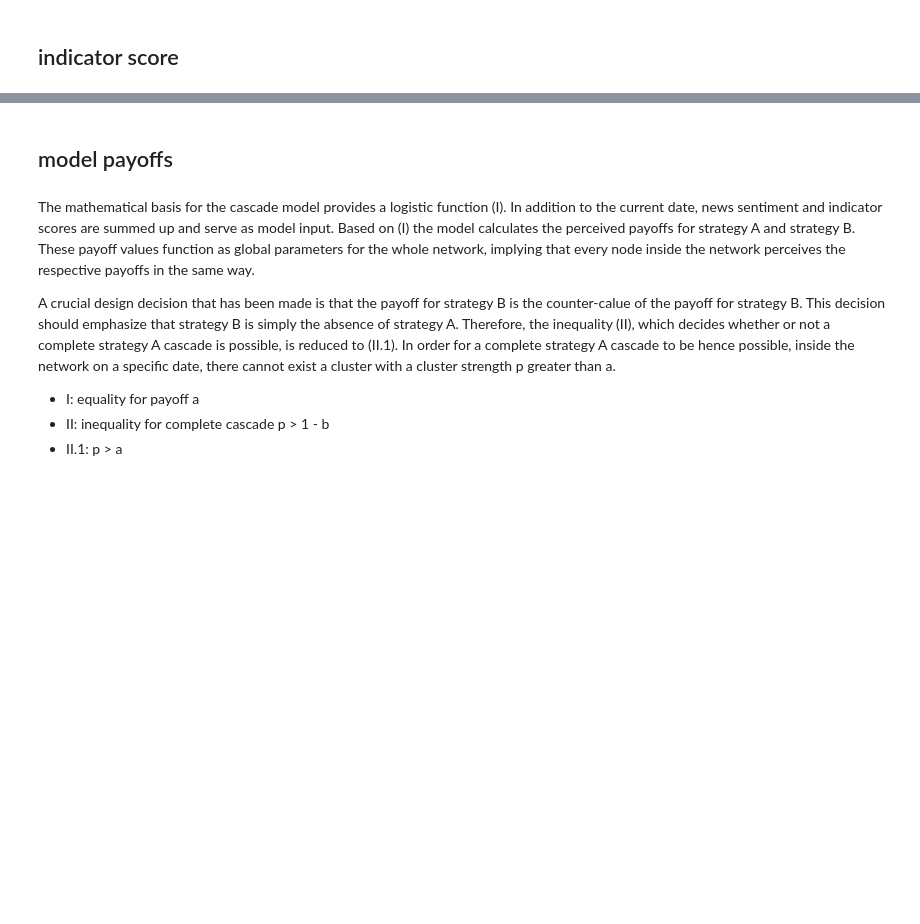
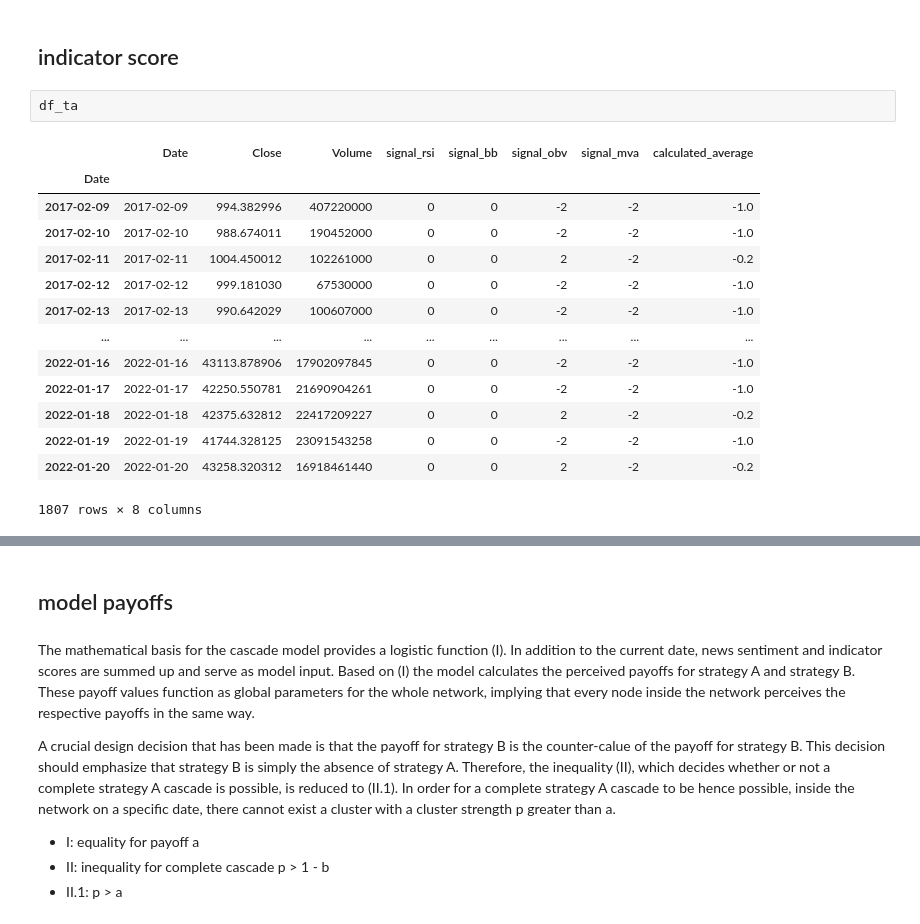
Before and after one commit to christianschwendner/coins_2122, a Jupyter notebook: Model/Model.ipynb, the cells around one changed output, grey strips where cells are left out. Saved outputs shown, nothing was run; the diff lists cells and outputs as text; blank space fills up the shorter version.

```diff
--- a/Model/Model.ipynb
+++ b/Model/Model.ipynb
@@ -294,2 +317,19 @@ In the model n = -1 means that there is the lowest possible amount of stimulatio
 # %% [markdown]
 ## indicator score
+# %%
+df_ta
+# %% [output]
+|  | Date | Close | Volume | signal_rsi | signal_bb | signal_obv | signal_mva | calculated_average |
+| Date |  |  |  |  |  |  |  |  |
+| 2017-02-09 | 2017-02-09 | 994.382996 | 407220000 | 0 | 0 | -2 | -2 | -1.0 |
+| 2017-02-10 | 2017-02-10 | 988.674011 | 190452000 | 0 | 0 | -2 | -2 | -1.0 |
+| 2017-02-11 | 2017-02-11 | 1004.450012 | 102261000 | 0 | 0 | 2 | -2 | -0.2 |
+| 2017-02-12 | 2017-02-12 | 999.181030 | 67530000 | 0 | 0 | -2 | -2 | -1.0 |
+| 2017-02-13 | 2017-02-13 | 990.642029 | 100607000 | 0 | 0 | -2 | -2 | -1.0 |
+| ... | ... | ... | ... | ... | ... | ... | ... | ... |
+| 2022-01-16 | 2022-01-16 | 43113.878906 | 17902097845 | 0 | 0 | -2 | -2 | -1.0 |
+| 2022-01-17 | 2022-01-17 | 42250.550781 | 21690904261 | 0 | 0 | -2 | -2 | -1.0 |
+| 2022-01-18 | 2022-01-18 | 42375.632812 | 22417209227 | 0 | 0 | 2 | -2 | -0.2 |
+| 2022-01-19 | 2022-01-19 | 41744.328125 | 23091543258 | 0 | 0 | -2 | -2 | -1.0 |
+| 2022-01-20 | 2022-01-20 | 43258.320312 | 16918461440 | 0 | 0 | 2 | -2 | -0.2 |
+1807 rows × 8 columns
```
Also changed, not shown: parts of 9 cells of this notebook.
